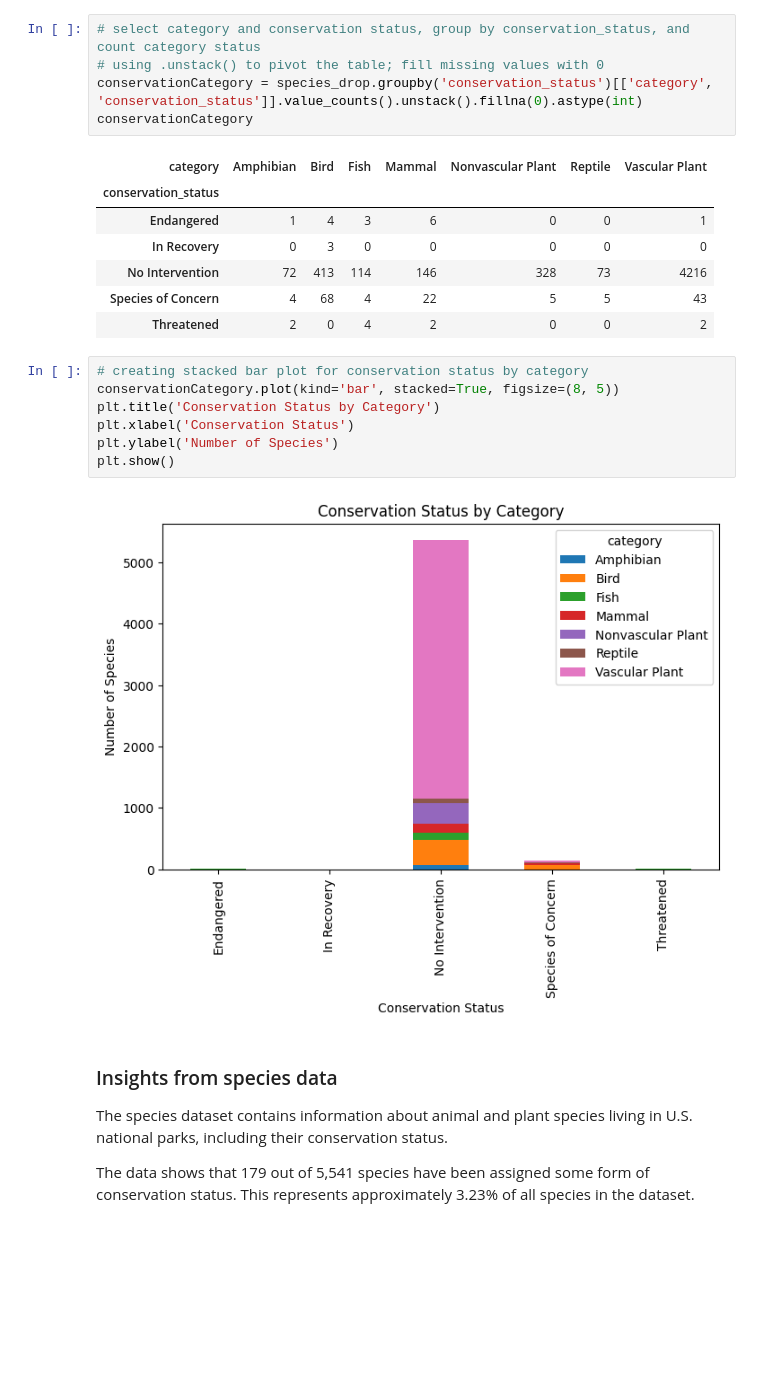
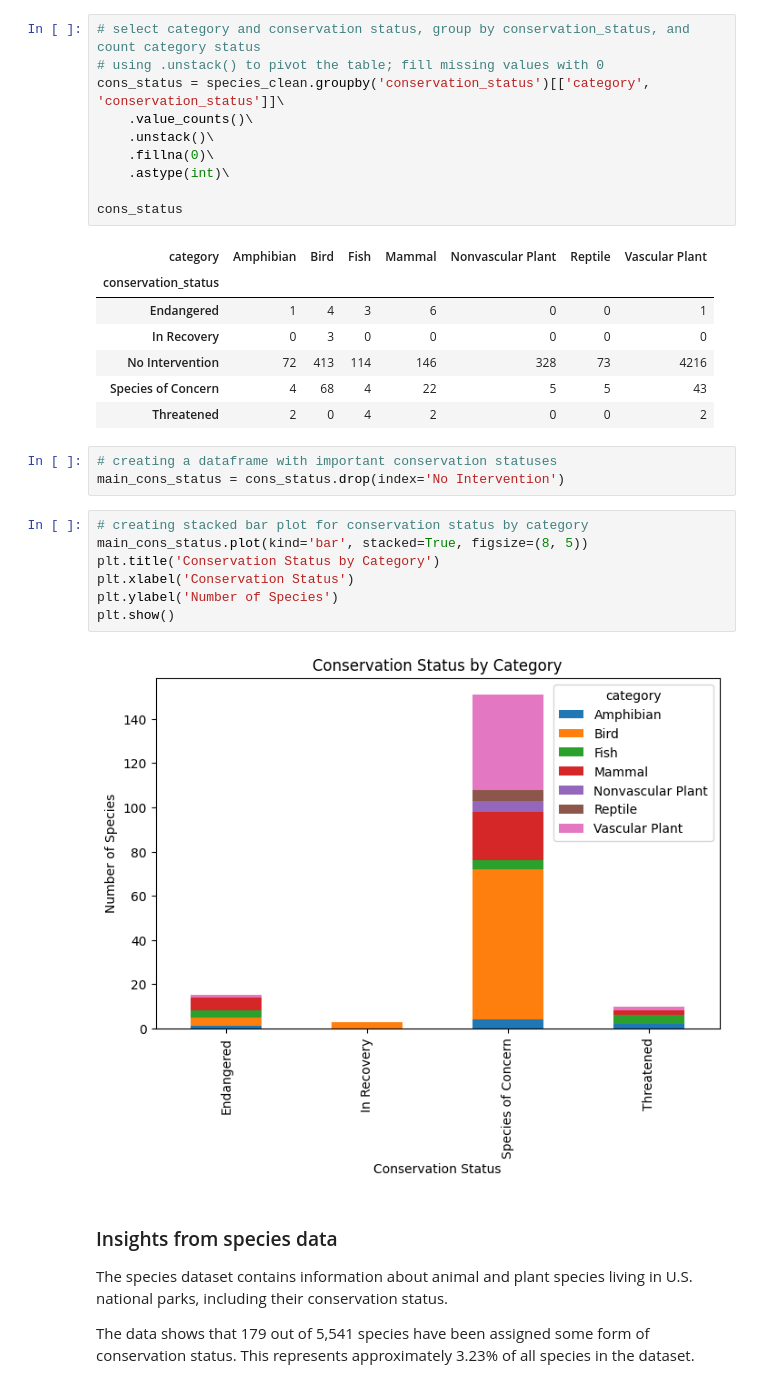
Before and after one commit to 7086600/biodiversity_project, a Jupyter notebook: biodiversity.ipynb, the cells around one changed output. Drawn from its saved outputs; the diff is of its cells as text; blank space fills up the shorter version.

Commit message:
count species by conservation status; pivot table; dataframe with important conservation statuses; barplot

```diff
--- a/biodiversity.ipynb
+++ b/biodiversity.ipynb
@@ -325,8 +294,13 @@ Name: count, dtype: int64
 # %%
 # select category and conservation status, group by conservation_status, and count category status
 # using .unstack() to pivot the table; fill missing values with 0
-conservationCategory = species_drop.groupby('conservation_status')[['category', 'conservation_status']].value_counts().unstack().fillna(0).astype(int)
-conservationCategory
+cons_status = species_clean.groupby('conservation_status')[['category', 'conservation_status']]\
+    .value_counts()\
+    .unstack()\
+    .fillna(0)\
+    .astype(int)\
+
+cons_status
 # %% [output]
 | category | Amphibian | Bird | Fish | Mammal | Nonvascular Plant | Reptile | Vascular Plant |
 | conservation_status |  |  |  |  |  |  |  |
@@ -335,15 +309,18 @@ conservationCategory
 | No Intervention | 72 | 413 | 114 | 146 | 328 | 73 | 4216 |
 | Species of Concern | 4 | 68 | 4 | 22 | 5 | 5 | 43 |
 | Threatened | 2 | 0 | 4 | 2 | 0 | 0 | 2 |
+# %%
+# creating a dataframe with important conservation statuses
+main_cons_status = cons_status.drop(index='No Intervention')
 # %%
 # creating stacked bar plot for conservation status by category
-conservationCategory.plot(kind='bar', stacked=True, figsize=(8, 5))
+main_cons_status.plot(kind='bar', stacked=True, figsize=(8, 5))
 plt.title('Conservation Status by Category')
 plt.xlabel('Conservation Status')
 plt.ylabel('Number of Species')
 plt.show()
 # %% [output]
-[figure, old version]
+[figure, new version]
 # %% [markdown]
 ### Insights from species data
 
```
Also changed, not shown: parts of 3 cells of this notebook.
